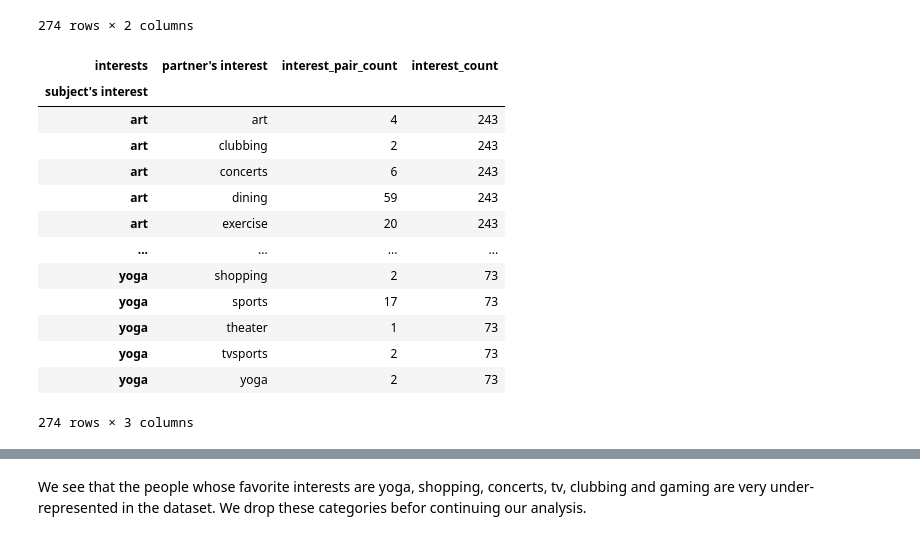
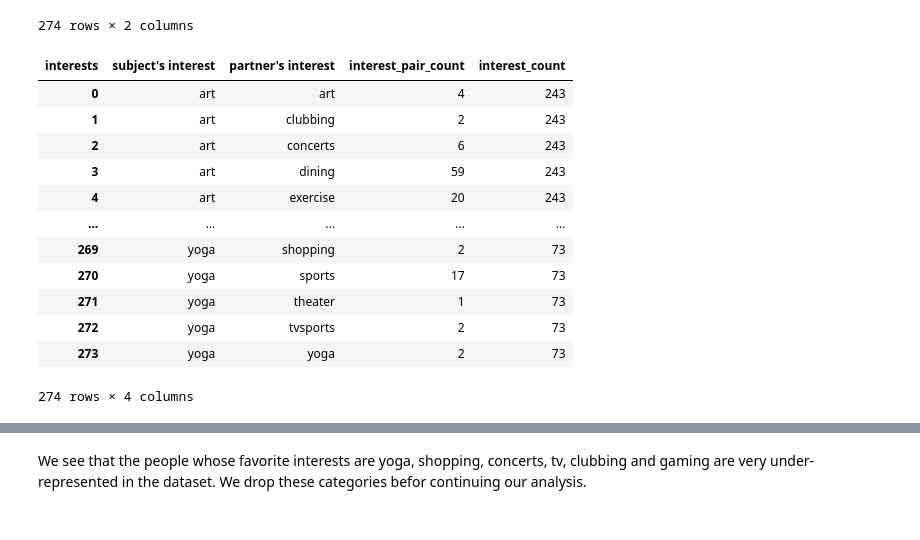
Before and after one commit to Acsts/EDA--Speed_Dating_Experiment, a Jupyter notebook: Project-Speed_Dating.ipynb, the cells around one changed output, grey strips where cells are left out. Saved outputs shown, nothing was run; the diff lists cells and outputs as text; code cells hidden in the pictures.

```diff
--- a/Project-Speed_Dating.ipynb
+++ b/Project-Speed_Dating.ipynb
@@ -766,2 +725,7 @@ As in the previous analysis we studied wich caracterizes an attractive person, w
 # %%
+# defining the data structure/schema of df_interests
 interests_list = ['sports', 'tvsports', 'exercise', 'dining', 'museums', 'art', 'hiking', 'gaming', 'clubbing', 'reading', 'tv', 'theater', 'movies', 'concerts', 'music', 'shopping', 'yoga']
+df = df.set_index(['iid','pid'])
+eval_index_level = ["subject's interest", "partner's interest"]
+df_subject_interests = pd.concat([df[interests_list]], keys = [eval_index_level[0]], names = ['evaluation'])
+df_subject_interests
@@ -817,4 +746,0 @@ df
-# %%
-"""for interest in interests_list:
-    df[("partner's interest", interest)] = df[("subject's interest",'pid')].apply(how_interested_by, args = (interest,))
-"""
@@ -1128,5 +880,6 @@ df_diff_interests
 # %%
-df_interests = pd.concat([df_subject_interests, df_partner_interests, df_diff_interests], axis = 0).reorder_levels([1,2,0], axis = 0).sort_index(level = [0,1], sort_remaining = False)
+df_interests = pd.concat([df_subject_interests, df_partner_interests], axis = 0).reorder_levels([1, 2, 0], axis = 0).sort_index(level = [0,1], sort_remaining = False)
+df_interests['favorite interest'] = df_interests.idxmax(axis = 1)
 df_interests
 # %% [output]
 |  |  |  | sports | tvsports | exercise | dining | museums | art | hiking | gaming | ... |
@@ -1285,3 +898,0 @@ px.bar(df_diff_interests, x = 'sports', y = 'match')
-# %%
-df_interests = df_interests.drop(index = 'delta of interest with partner', level = 2)
-df_interests
@@ -1509,19 +989,19 @@ meet_counts
 274 rows × 2 columns
 # %%
 meet_counts_merged = pd.merge(meet_counts, subject_interests_repartition.drop('percent', axis = 1), left_index = True, right_index = True, how = 'left')
+meet_counts_merged = meet_counts_merged.reset_index()
 meet_counts_merged
 # %% [output]
-| interests | partner's interest | interest_pair_count | interest_count |
-| subject's interest |  |  |  |
-| art | art | 4 | 243 |
-| art | clubbing | 2 | 243 |
-| art | concerts | 6 | 243 |
-| art | dining | 59 | 243 |
-| art | exercise | 20 | 243 |
-| ... | ... | ... | ... |
-| yoga | shopping | 2 | 73 |
-| yoga | sports | 17 | 73 |
-| yoga | theater | 1 | 73 |
-| yoga | tvsports | 2 | 73 |
-| yoga | yoga | 2 | 73 |
+| interests | subject's interest | partner's interest | interest_pair_count | interest_count |
+| 0 | art | art | 4 | 243 |
+| 1 | art | clubbing | 2 | 243 |
+| 2 | art | concerts | 6 | 243 |
+| 3 | art | dining | 59 | 243 |
+| 4 | art | exercise | 20 | 243 |
+| ... | ... | ... | ... | ... |
+| 269 | yoga | shopping | 2 | 73 |
+| 270 | yoga | sports | 17 | 73 |
+| 271 | yoga | theater | 1 | 73 |
+| 272 | yoga | tvsports | 2 | 73 |
+| 273 | yoga | yoga | 2 | 73 |
-274 rows × 3 columns
+274 rows × 4 columns
```
Also changed, not shown: parts of 92 cells of this notebook.
